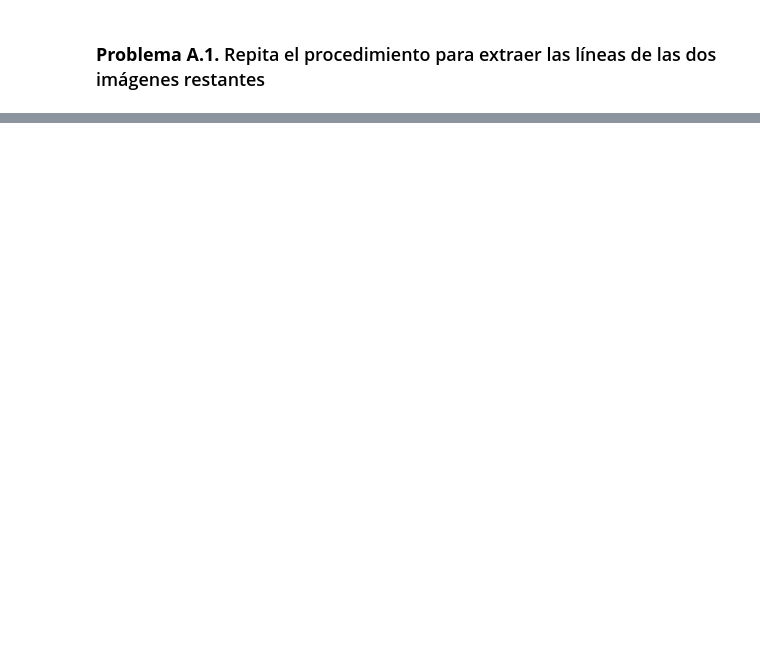
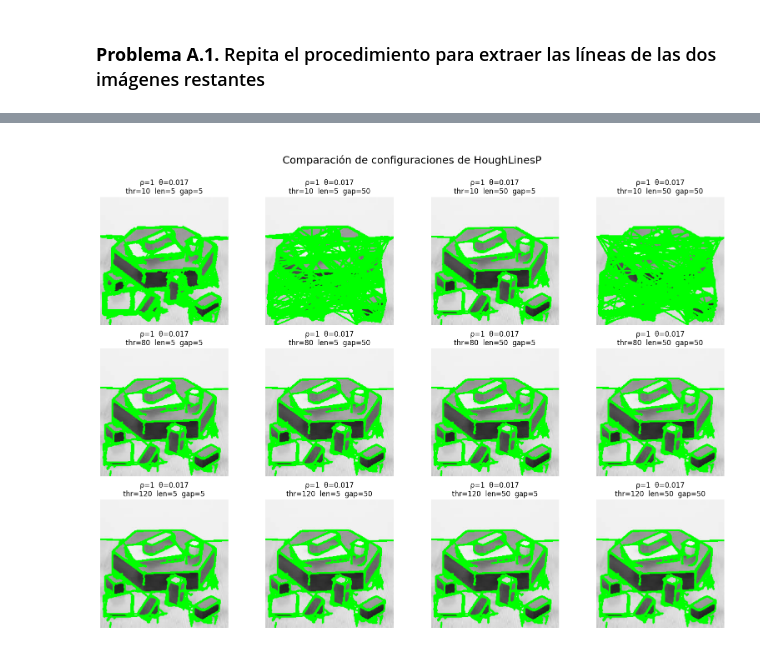
Before and after one commit to andresgilvicente/computer-vision-I-labs, a Jupyter notebook: Lab_4/src/partA.ipynb, the cells around one changed output, grey strips where cells are left out. Saved outputs shown, nothing was run; the diff lists cells and outputs as text; code cells hidden in the pictures; blank space fills up the shorter version.

Commit message:
video extra bambi añadido y barrido de parametros en A (falta barrer parametros en B y hacer el E)

```diff
--- a/Lab_4/src/partA.ipynb
+++ b/Lab_4/src/partA.ipynb
@@ -191,9 +450,9 @@ show_image(new_imgs[2], "Hough Lines Image 3")
 # Estos parámetros los hemos elegido tras hacer múltiples pruebas y conseguir afinarlos bien
 rho = 1
 theta = np.pi/180
-threshold = 45
-min_line_length = 10
-max_line_gap = 10
+threshold = 20
+min_line_length = 1
+max_line_gap = 1
 
 # Get the edge image
 edges3 = edge_imgs[3]
@@ -299,0 +486,79 @@ show_hough_param_grid(
+# %%
+import matplotlib.pyplot as plt
+
+# -------------------------------------------------------------------
+# CONFIGURACIONES A PROBAR
+# -------------------------------------------------------------------
+rho_values            = [1] # 2]
+theta_values          = [np.pi/180] #, np.pi/90]
+threshold_values      = [10, 80, 120]
+min_length_values     = [5, 50]
+max_gap_values        = [5, 50]
+
+# -------------------------------------------------------------------
+# Imagen sobre la que probar
+# -------------------------------------------------------------------
+img = imgs[0].copy()     # Imagen original
+gray = cv2.cvtColor(img, cv2.COLOR_BGR2GRAY)
+edges = cv2.Canny(gray, 70, 120)
+
+# Para mostrar después los resultados
+results = []
+
+# -------------------------------------------------------------------
+# BUCLE DE BARRIDO DE PARÁMETROS
+# -------------------------------------------------------------------
+for rho in rho_values:
+    for theta in theta_values:
+        for th in threshold_values:
+            for min_len in min_length_values:
+                for max_gap in max_gap_values:
+
+                    # Aplicamos Hough con estos parámetros
+                    lines = cv2.HoughLinesP(edges,
+                                            rho=rho,
+                                            theta=theta,
+                                            threshold=th,
+                                            minLineLength=min_len,
+                                            maxLineGap=max_gap)
+
+                    # Copia para dibujar resultados
+                    img_res = img.copy()
+
+                    if lines is not None:
+                        for x1, y1, x2, y2 in lines[:, 0]:
+                            cv2.line(img_res, (x1, y1), (x2, y2), (0, 255, 0), 2)
+
+                    # Guardamos resultado
+                    results.append({
+                        "rho": rho,
+                        "theta": theta,
+                        "threshold": th,
+                        "min_len": min_len,
+                        "max_gap": max_gap,
+                        "image": img_res
+                    })
+
+# -------------------------------------------------------------------
+# MOSTRAR RESULTADOS EN GRID
+# -------------------------------------------------------------------
+N = len(results)
+cols = 4
+rows = int(np.ceil(N / cols))
+
+plt.figure(figsize=(16, 4 * rows))
+
+for i, res in enumerate(results):
+    plt.subplot(rows, cols, i + 1)
+    plt.imshow(cv2.cvtColor(res["image"], cv2.COLOR_BGR2RGB))
+    plt.title(
+        f"ρ={res['rho']}  θ={round(res['theta'],3)}\n"
+        f"thr={res['threshold']}  len={res['min_len']}  gap={res['max_gap']}"
+    )
+    plt.axis('off')
+
+plt.suptitle("\nComparación de configuraciones de HoughLinesP\n", fontsize=18)
+plt.tight_layout()
+plt.show()
+# %% [output]
+[figure, added]
```
Also changed, not shown: parts of 36 cells of this notebook, 18 other files.
